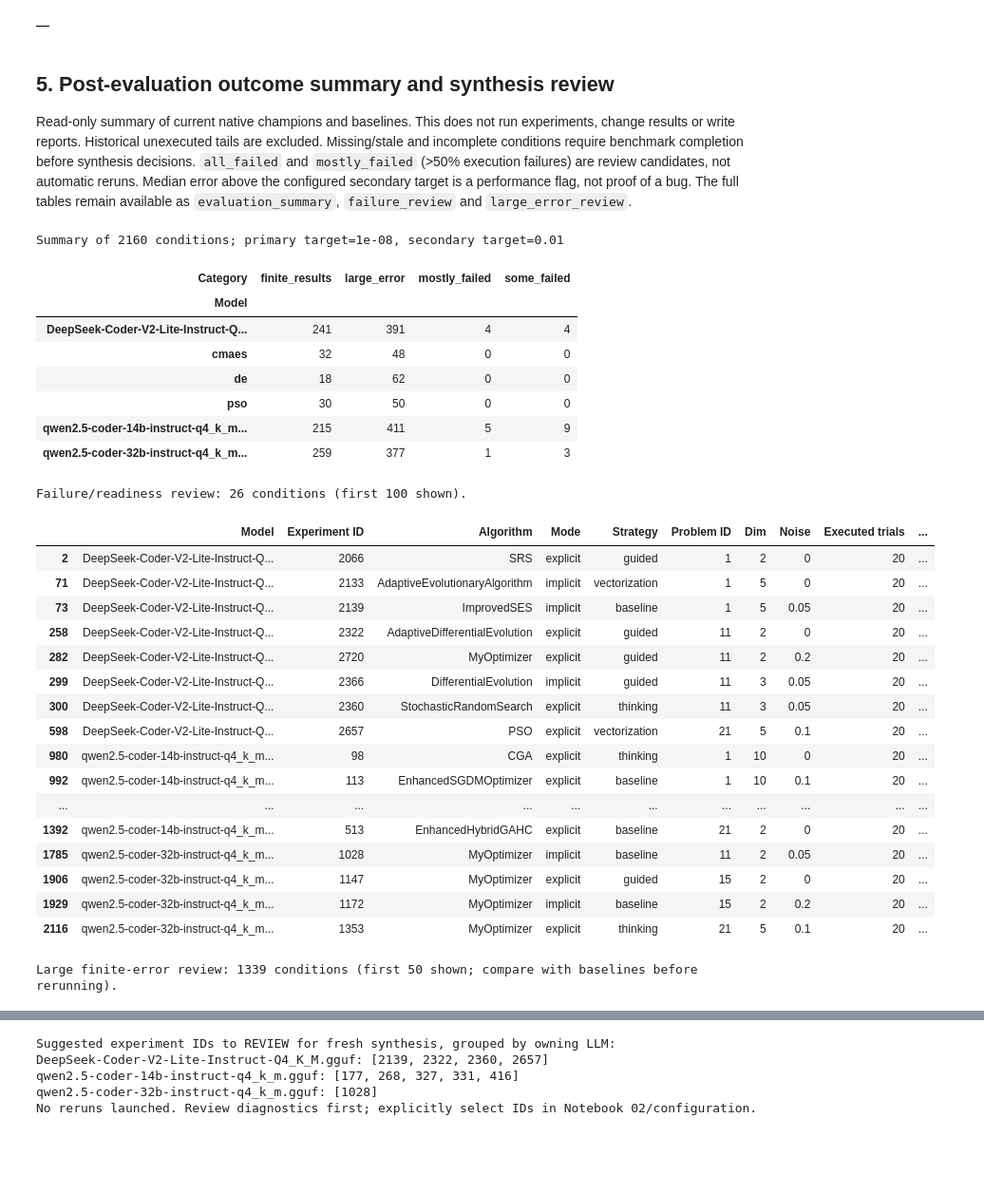
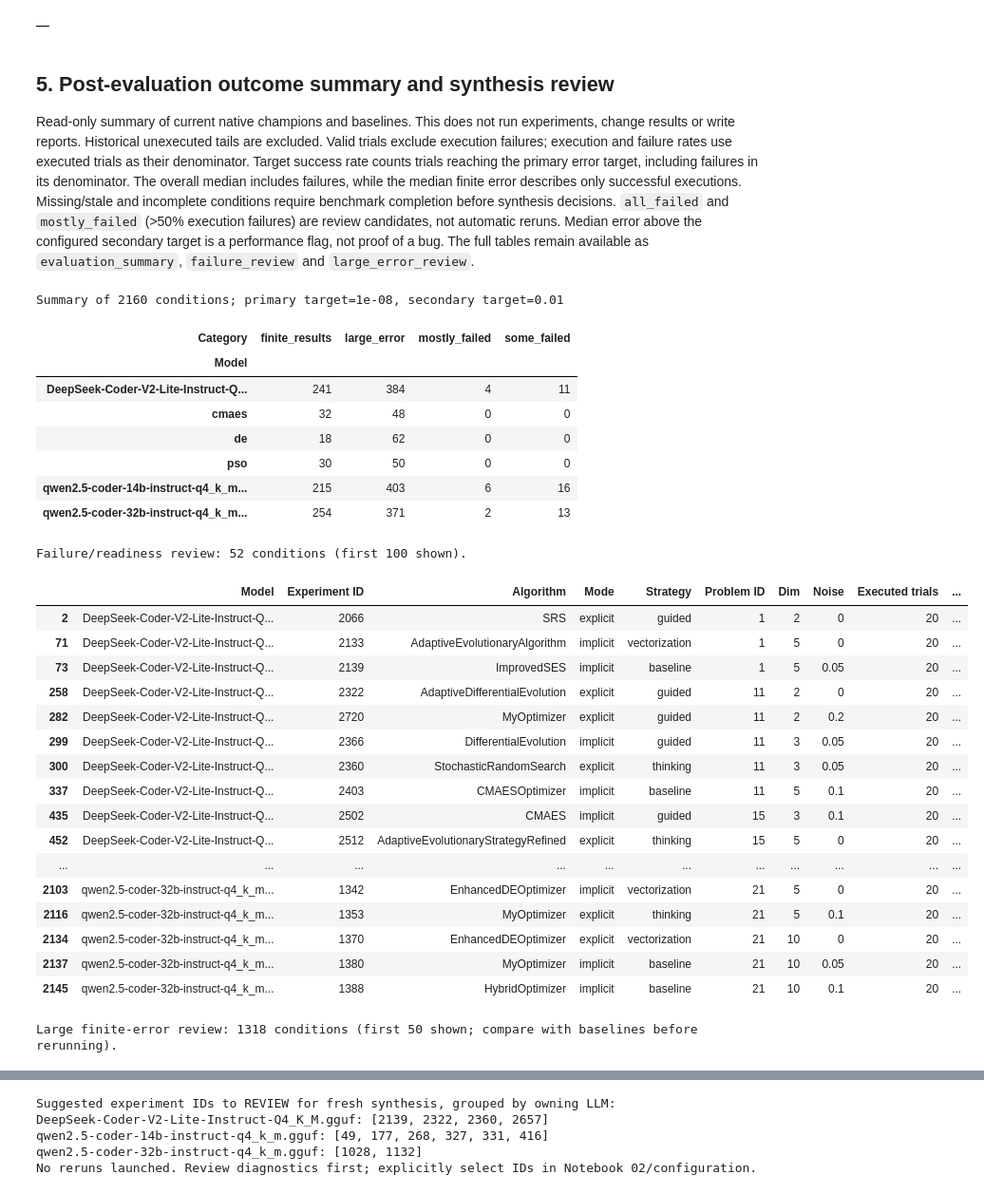
Before and after one commit to Nicola-Ibrahim/AAD_LLM, a Jupyter notebook: notebooks/03_evaluation.ipynb, the cells around one changed output, grey strips where cells are left out. Shown at 95% size. Cells and saved outputs as stored; diff of their text form; code cells hidden in the pictures; blank space fills up the shorter version.

```diff
--- a/notebooks/03_evaluation.ipynb
+++ b/notebooks/03_evaluation.ipynb
@@ -366,55 +361,55 @@ Cross-function generalization: 0 conditions (opt-in)
 # %% [markdown]
 ## 5. Post-evaluation outcome summary and synthesis review
 
-Read-only summary of current native champions and baselines. This does not run experiments, change results or write reports. Historical unexecuted tails are excluded. Missing/stale and incomplete conditions require benchmark completion before synthesis decisions. `all_failed` and `mostly_failed` (>50% execution failures) are review candidates, not automatic reruns. Median error above the configured secondary target is a performance flag, not proof of a bug. The full tables remain available as `evaluation_summary`, `failure_review` and `large_error_review`.
+Read-only summary of current native champions and baselines. This does not run experiments, change results or write reports. Historical unexecuted tails are excluded. Valid trials exclude execution failures; execution and failure rates use executed trials as their denominator. Target success rate counts trials reaching the primary error target, including failures in its denominator. The overall median includes failures, while the median finite error describes only successful executions. Missing/stale and incomplete conditions require benchmark completion before synthesis decisions. `all_failed` and `mostly_failed` (>50% execution failures) are review candidates, not automatic reruns. Median error above the configured secondary target is a performance flag, not proof of a bug. The full tables remain available as `evaluation_summary`, `failure_review` and `large_error_review`.
 # %%
 evaluation_summary = eval_service.summarize_results()
 if evaluation_summary.empty:
     print("No current benchmark conditions to summarize.")
 else:
     print(f"Summary of {len(evaluation_summary)} conditions; primary target={eval_service.config.reliability.primary_target:g}, secondary target={eval_service.config.reliability.secondary_target:g}")
     display(pd.crosstab(evaluation_summary["Model"], evaluation_summary["Category"]))
-    review_columns = ["Model", "Experiment ID", "Algorithm", "Mode", "Strategy", "Problem ID", "Dim", "Noise", "Executed trials", "Valid trials", "Expected trials", "Failed trials", "Solved trials", "Success rate", "Median error", "Median finite error", "Best baseline median error", "Category", "Suggested action"]
+    review_columns = ["Model", "Experiment ID", "Algorithm", "Mode", "Strategy", "Problem ID", "Dim", "Noise", "Executed trials", "Valid trials", "Expected trials", "Failed trials", "Execution rate", "Failure rate", "Solved trials", "Primary target rate", "Median error", "Median finite error", "Best baseline median error", "Category", "Suggested action"]
     failure_review = evaluation_summary[evaluation_summary["Category"].isin(["all_failed", "mostly_failed", "some_failed", "incomplete", "missing_or_stale"])][review_columns]
     large_error_review = evaluation_summary[evaluation_summary["Category"] == "large_error"][review_columns]
-    formats = {"Success rate": "{:.1%}", "Noise": "{:g}", "Median error": "{:.3f}", "Median finite error": "{:.3f}", "Best baseline median error": "{:.3f}"}
+    formats = {"Execution rate": "{:.1%}", "Failure rate": "{:.1%}", "Primary target rate": "{:.1%}", "Noise": "{:g}", "Median error": "{:.3f}", "Median finite error": "{:.3f}", "Best baseline median error": "{:.3f}"}
     print(f"Failure/readiness review: {len(failure_review)} conditions (first 100 shown).")
     display(failure_review.head(100).style.format(formats, na_rep="—"))
     print(f"Large finite-error review: {len(large_error_review)} conditions (first 50 shown; compare with baselines before rerunning).")
     display(large_error_review.head(50).style.format(formats, na_rep="—"))
     print("Suggested experiment IDs to REVIEW for fresh synthesis, grouped by owning LLM:")
     for model, group in evaluation_summary[evaluation_summary["Rerun candidate"]].groupby("Model", sort=True):
         print(f"{model}: {sorted(group["Experiment ID"].dropna().astype(int).unique().tolist())}")
     print("No reruns launched. Review diagnostics first; explicitly select IDs in Notebook 02/configuration.")
 # %% [output]
 Summary of 2160 conditions; primary target=1e-08, secondary target=0.01
 | Category | finite_results | large_error | mostly_failed | some_failed |
 | Model |  |  |  |  |
-| DeepSeek-Coder-V2-Lite-Instruct-Q... | 241 | 391 | 4 | 4 |
+| DeepSeek-Coder-V2-Lite-Instruct-Q... | 241 | 384 | 4 | 11 |
 | cmaes | 32 | 48 | 0 | 0 |
 | de | 18 | 62 | 0 | 0 |
 | pso | 30 | 50 | 0 | 0 |
-| qwen2.5-coder-14b-instruct-q4_k_m... | 215 | 411 | 5 | 9 |
-| qwen2.5-coder-32b-instruct-q4_k_m... | 259 | 377 | 1 | 3 |
+| qwen2.5-coder-14b-instruct-q4_k_m... | 215 | 403 | 6 | 16 |
+| qwen2.5-coder-32b-instruct-q4_k_m... | 254 | 371 | 2 | 13 |
-Failure/readiness review: 26 conditions (first 100 shown).
+Failure/readiness review: 52 conditions (first 100 shown).
 |  | Model | Experiment ID | Algorithm | Mode | Strategy | Problem ID | Dim | Noise | Executed trials | ... |
 | 2 | DeepSeek-Coder-V2-Lite-Instruct-Q... | 2066 | SRS | explicit | guided | 1 | 2 | 0 | 20 | ... |
 | 71 | DeepSeek-Coder-V2-Lite-Instruct-Q... | 2133 | AdaptiveEvolutionaryAlgorithm | implicit | vectorization | 1 | 5 | 0 | 20 | ... |
 | 73 | DeepSeek-Coder-V2-Lite-Instruct-Q... | 2139 | ImprovedSES | implicit | baseline | 1 | 5 | 0.05 | 20 | ... |
 | 258 | DeepSeek-Coder-V2-Lite-Instruct-Q... | 2322 | AdaptiveDifferentialEvolution | explicit | guided | 11 | 2 | 0 | 20 | ... |
 | 282 | DeepSeek-Coder-V2-Lite-Instruct-Q... | 2720 | MyOptimizer | explicit | guided | 11 | 2 | 0.2 | 20 | ... |
 | 299 | DeepSeek-Coder-V2-Lite-Instruct-Q... | 2366 | DifferentialEvolution | implicit | guided | 11 | 3 | 0.05 | 20 | ... |
 | 300 | DeepSeek-Coder-V2-Lite-Instruct-Q... | 2360 | StochasticRandomSearch | explicit | thinking | 11 | 3 | 0.05 | 20 | ... |
-| 598 | DeepSeek-Coder-V2-Lite-Instruct-Q... | 2657 | PSO | explicit | vectorization | 21 | 5 | 0.1 | 20 | ... |
-| 980 | qwen2.5-coder-14b-instruct-q4_k_m... | 98 | CGA | explicit | thinking | 1 | 10 | 0 | 20 | ... |
-| 992 | qwen2.5-coder-14b-instruct-q4_k_m... | 113 | EnhancedSGDMOptimizer | explicit | baseline | 1 | 10 | 0.1 | 20 | ... |
+| 337 | DeepSeek-Coder-V2-Lite-Instruct-Q... | 2403 | CMAESOptimizer | implicit | baseline | 11 | 5 | 0.1 | 20 | ... |
+| 435 | DeepSeek-Coder-V2-Lite-Instruct-Q... | 2502 | CMAES | implicit | guided | 15 | 3 | 0.1 | 20 | ... |
+| 452 | DeepSeek-Coder-V2-Lite-Instruct-Q... | 2512 | AdaptiveEvolutionaryStrategyRefined | explicit | thinking | 15 | 5 | 0 | 20 | ... |
 | ... | ... | ... | ... | ... | ... | ... | ... | ... | ... | ... |
-| 1392 | qwen2.5-coder-14b-instruct-q4_k_m... | 513 | EnhancedHybridGAHC | explicit | baseline | 21 | 2 | 0 | 20 | ... |
-| 1785 | qwen2.5-coder-32b-instruct-q4_k_m... | 1028 | MyOptimizer | implicit | baseline | 11 | 2 | 0.05 | 20 | ... |
-| 1906 | qwen2.5-coder-32b-instruct-q4_k_m... | 1147 | MyOptimizer | explicit | guided | 15 | 2 | 0 | 20 | ... |
-| 1929 | qwen2.5-coder-32b-instruct-q4_k_m... | 1172 | MyOptimizer | implicit | baseline | 15 | 2 | 0.2 | 20 | ... |
+| 2103 | qwen2.5-coder-32b-instruct-q4_k_m... | 1342 | EnhancedDEOptimizer | implicit | vectorization | 21 | 5 | 0 | 20 | ... |
 | 2116 | qwen2.5-coder-32b-instruct-q4_k_m... | 1353 | MyOptimizer | explicit | thinking | 21 | 5 | 0.1 | 20 | ... |
+| 2134 | qwen2.5-coder-32b-instruct-q4_k_m... | 1370 | EnhancedDEOptimizer | explicit | vectorization | 21 | 10 | 0 | 20 | ... |
+| 2137 | qwen2.5-coder-32b-instruct-q4_k_m... | 1380 | MyOptimizer | implicit | baseline | 21 | 10 | 0.05 | 20 | ... |
+| 2145 | qwen2.5-coder-32b-instruct-q4_k_m... | 1388 | HybridOptimizer | implicit | baseline | 21 | 10 | 0.1 | 20 | ... |
-Large finite-error review: 1339 conditions (first 50 shown; compare with baselines before rerunning).
+Large finite-error review: 1318 conditions (first 50 shown; compare with baselines before rerunning).
 |  | Model | Experiment ID | Algorithm | Mode | Strategy | Problem ID | Dim | Noise | Executed trials | ... |
 | 5 | DeepSeek-Coder-V2-Lite-Instruct-Q... | 2068 | AdaptiveRandomSearch | implicit | thinking | 1 | 2 | 0 | 20 | ... |
 | 13 | DeepSeek-Coder-V2-Lite-Instruct-Q... | 2076 | AdaptiveDE | implicit | thinking | 1 | 2 | 0.05 | 20 | ... |
@@ -434,6 +429,6 @@ Large finite-error review: 1339 conditions (first 50 shown; compare with baselin
 | 170 | DeepSeek-Coder-V2-Lite-Instruct-Q... | 2234 | SimpleEA | explicit | guided | 8 | 3 | 0.05 | 20 | ... |
 Suggested experiment IDs to REVIEW for fresh synthesis, grouped by owning LLM:
 DeepSeek-Coder-V2-Lite-Instruct-Q4_K_M.gguf: [2139, 2322, 2360, 2657]
-qwen2.5-coder-14b-instruct-q4_k_m.gguf: [177, 268, 327, 331, 416]
-qwen2.5-coder-32b-instruct-q4_k_m.gguf: [1028]
+qwen2.5-coder-14b-instruct-q4_k_m.gguf: [49, 177, 268, 327, 331, 416]
+qwen2.5-coder-32b-instruct-q4_k_m.gguf: [1028, 1132]
 No reruns launched. Review diagnostics first; explicitly select IDs in Notebook 02/configuration.
```
Also changed, not shown: parts of 2 cells of this notebook, 20 other files.
